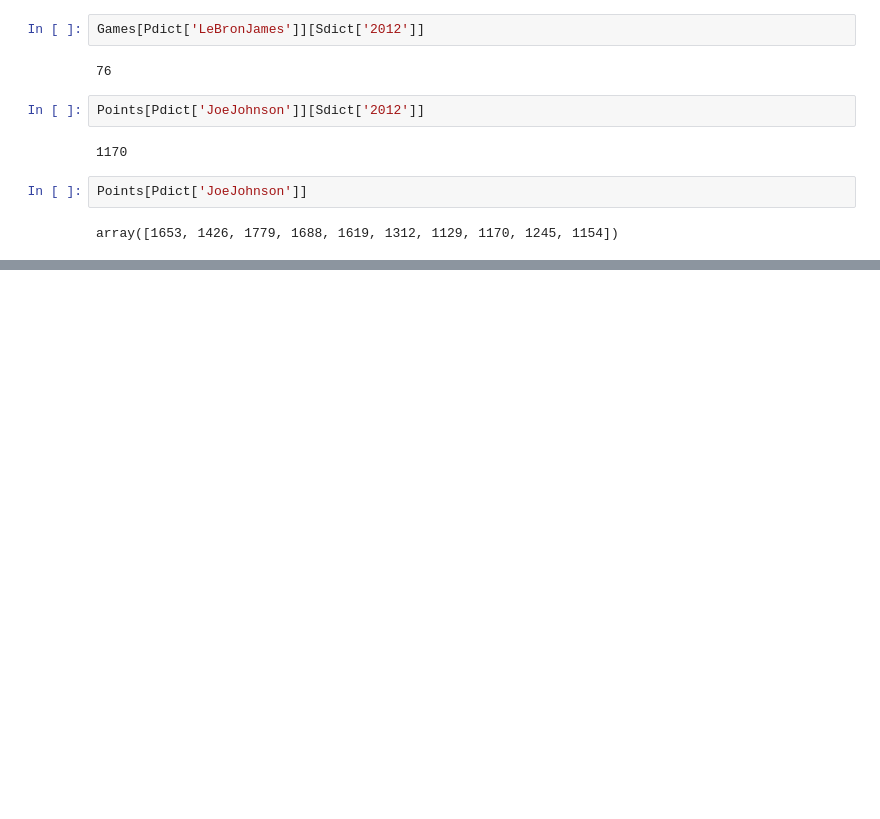
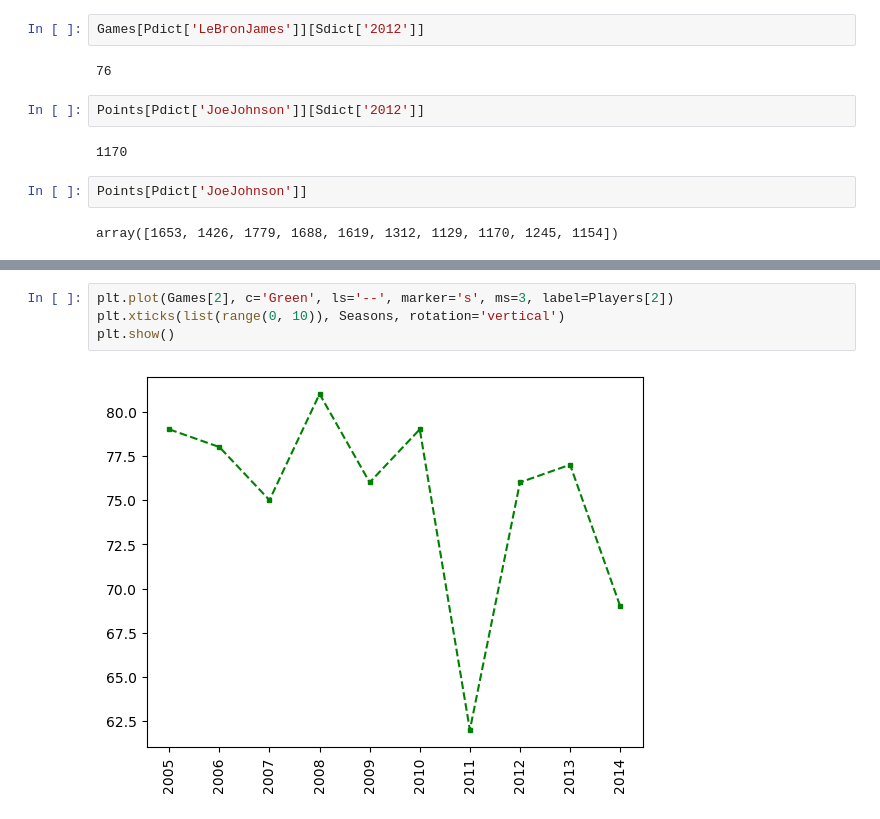
Before and after one commit to nicky-ops/Python_for_data_science, a Jupyter notebook: matrices.ipynb, the cells around one changed output, grey strips where cells are left out. Drawn from its saved outputs; the diff is of its cells as text; blank space fills up the shorter version.

```diff
--- a/matrices.ipynb
+++ b/matrices.ipynb
@@ -340,0 +448,6 @@ array([1653, 1426, 1779, 1688, 1619, 1312, 1129, 1170, 1245, 1154])
+# %%
+plt.plot(Games[2], c='Green', ls='--', marker='s', ms=3, label=Players[2])
+plt.xticks(list(range(0, 10)), Seasons, rotation='vertical')
+plt.show()
+# %% [output]
+[figure, added]
```
Also changed, not shown: parts of 23 cells of this notebook.
